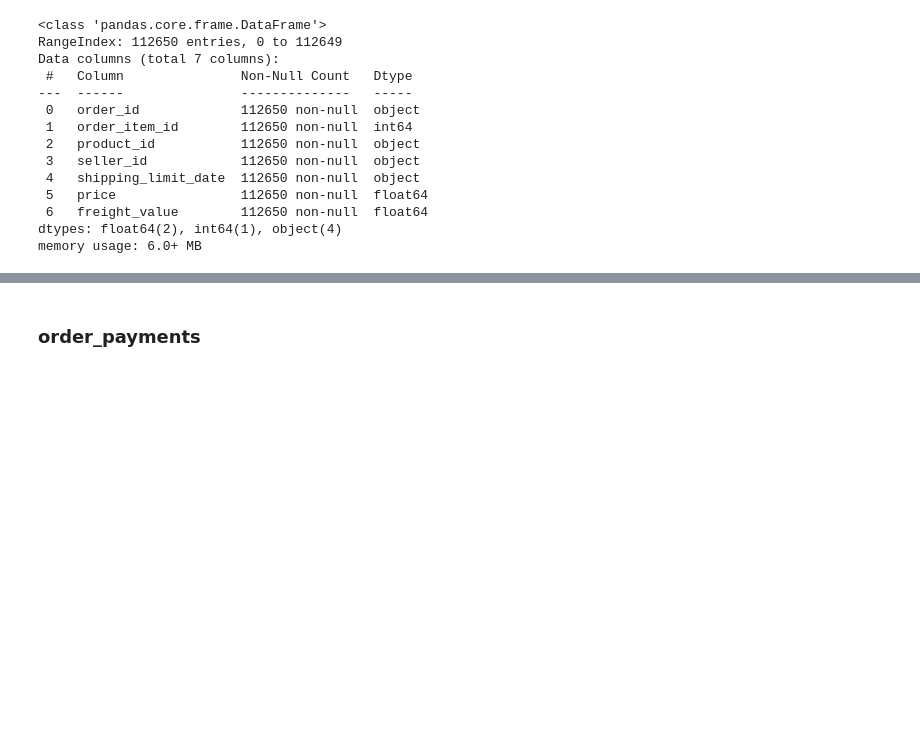
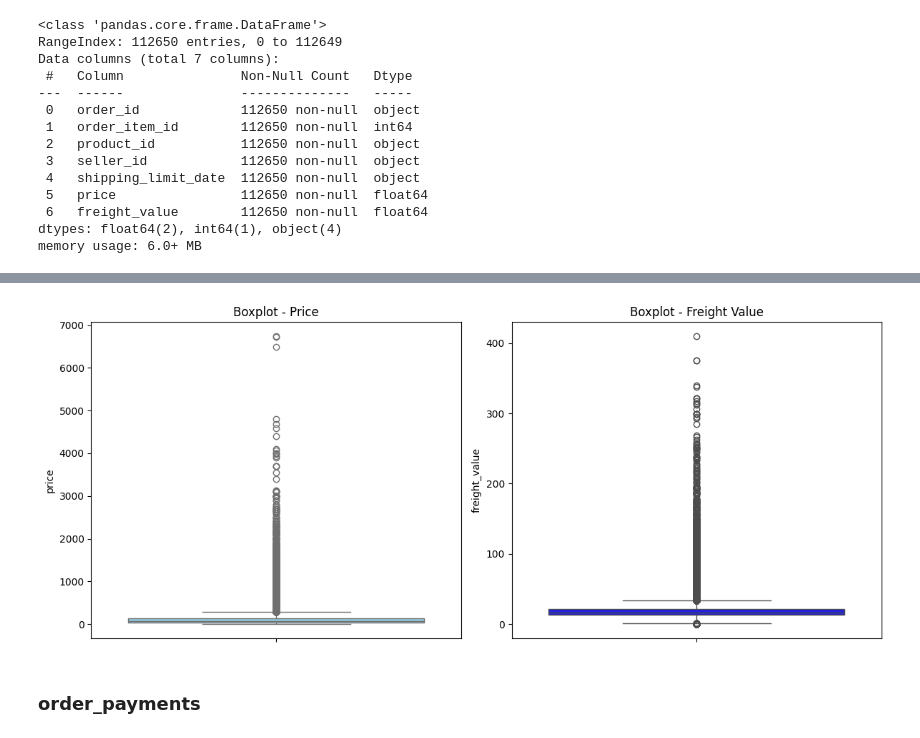
Before and after one commit to pathilink/triggo-ai_case, a Jupyter notebook: notebook/triggo_ai_prep.ipynb, the cells around one changed output, grey strips where cells are left out. Drawn from its saved outputs; the diff is of its cells as text; code cells hidden in the pictures; blank space fills up the shorter version.

```diff
--- a/notebook/triggo_ai_prep.ipynb
+++ b/notebook/triggo_ai_prep.ipynb
@@ -129,3 +222,18 @@ memory usage: 6.0+ MB
+# %%
+plt.figure(figsize=(12, 5))
+
+plt.subplot(1, 2, 1)
+sns.boxplot(y=order_items_df_['price'], color='skyblue')
+plt.title('Boxplot - Price')
+
+plt.subplot(1, 2, 2)
+sns.boxplot(y=order_items_df_['freight_value'], color='blue')
+plt.title('Boxplot - Freight Value')
+
+plt.tight_layout()
+plt.show()
+# %% [output]
+[figure, added]
 # %% [markdown]
 ### order_payments
 # %%
```
Also changed, not shown: parts of 35 cells of this notebook.
